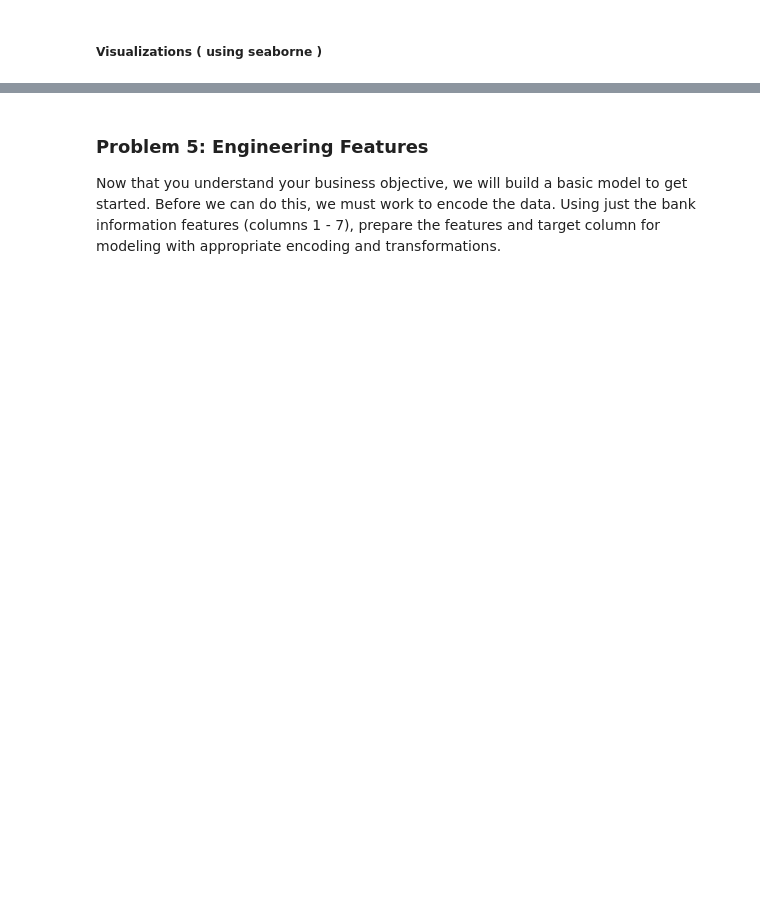
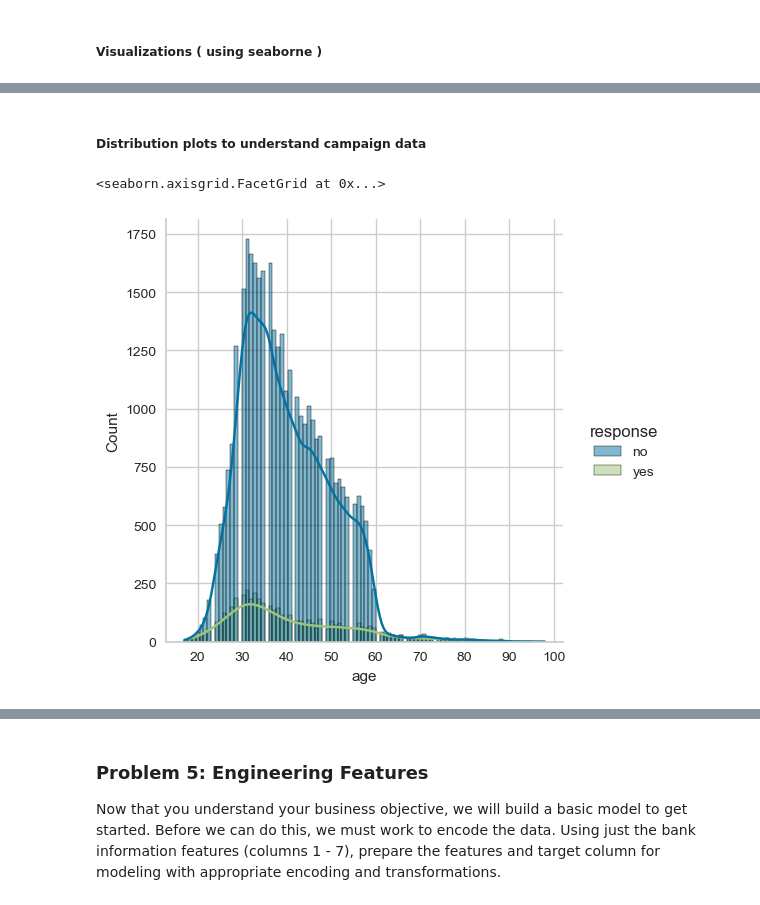
Before and after one commit to vandavilli/My-AIML-Portfolio, a Jupyter notebook: Application-5/prompt_III_va.ipynb, the cells around one changed output, grey strips where cells are left out. Saved outputs shown, nothing was run; the diff lists cells and outputs as text; code cells hidden in the pictures; blank space fills up the shorter version.

```diff
--- a/Application-5/prompt_III_va.ipynb
+++ b/Application-5/prompt_III_va.ipynb
@@ -140,0 +165,8 @@ Name: y, dtype: Int64
+# %% [markdown]
+##### Distribution plots to understand campaign data
+# %%
+# Looking at distribution of age & response
+sns.displot(df, x=df['age'], color='green', kde=True, hue='response')
+# %% [output]
+<seaborn.axisgrid.FacetGrid at 0x...>
+[figure, added]
```
Also changed, not shown: parts of 53 cells of this notebook.
